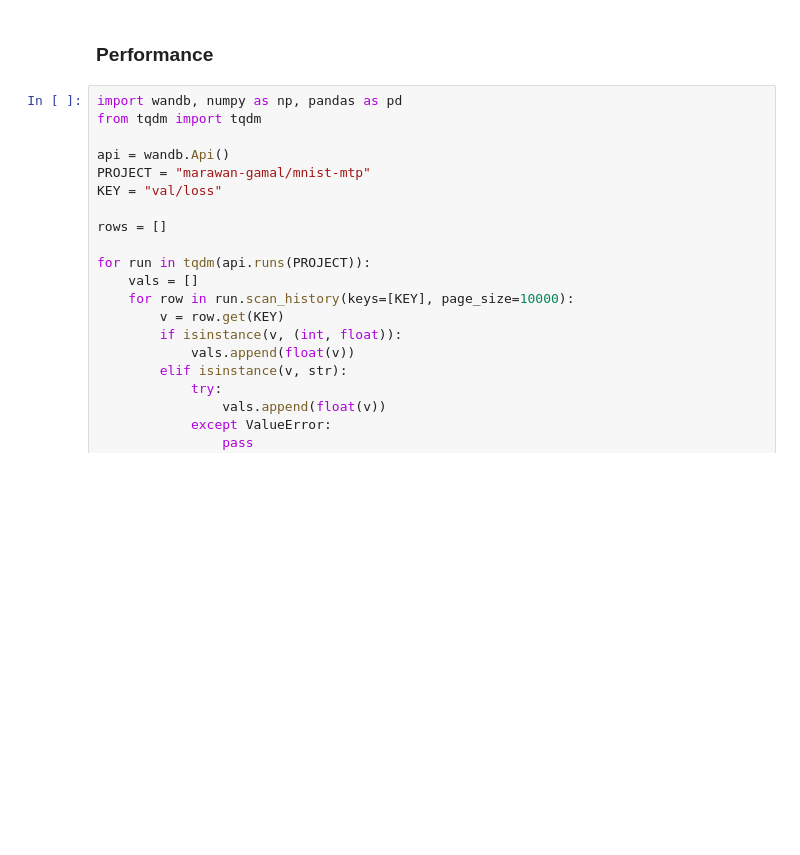
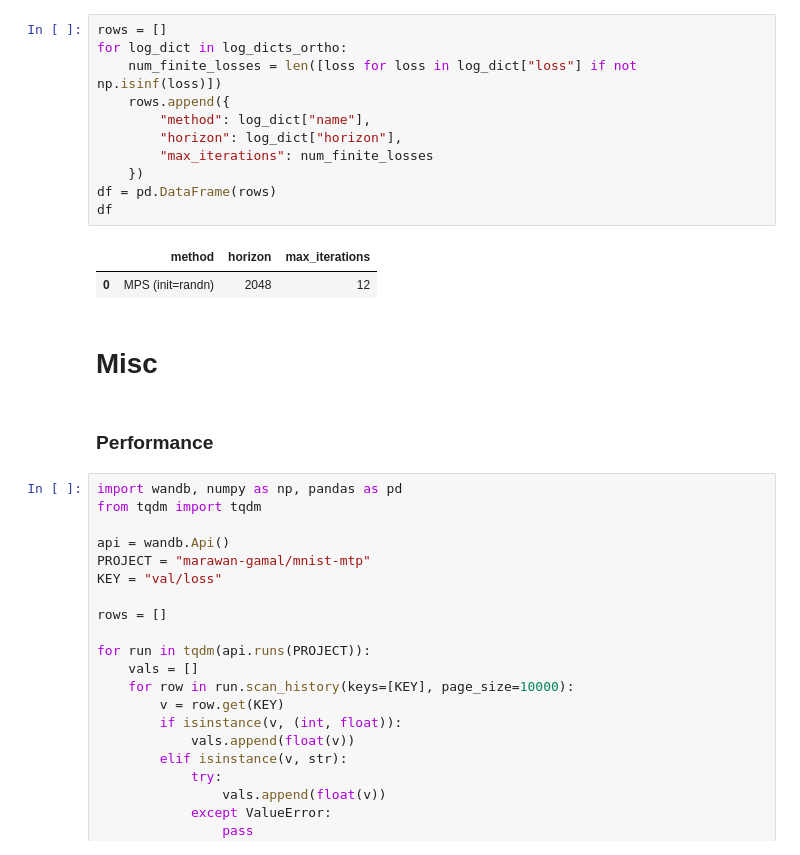
Before and after one commit to marawangamal/ptn, a Jupyter notebook: scripts/results.ipynb, the cells around one changed output. Drawn from its saved outputs; the diff is of its cells as text; blank space fills up the shorter version.

```diff
--- a/scripts/results.ipynb
+++ b/scripts/results.ipynb
@@ -3,3 +493,19 @@
+# %%
+rows = []
+for log_dict in log_dicts_ortho:
+    num_finite_losses = len([loss for loss in log_dict["loss"] if not np.isinf(loss)])
+    rows.append({
+        "method": log_dict["name"],
+        "horizon": log_dict["horizon"],
+        "max_iterations": num_finite_losses
+    })
+df = pd.DataFrame(rows)
+df
+# %% [output]
+|  | method | horizon | max_iterations |
+| 0 | MPS (init=randn) | 2048 | 12 |
+# %% [markdown]
+# Misc
 # %% [markdown]
 ### Performance
 # %%
```
Also changed, not shown: parts of 17 cells of this notebook, 14 other files.
